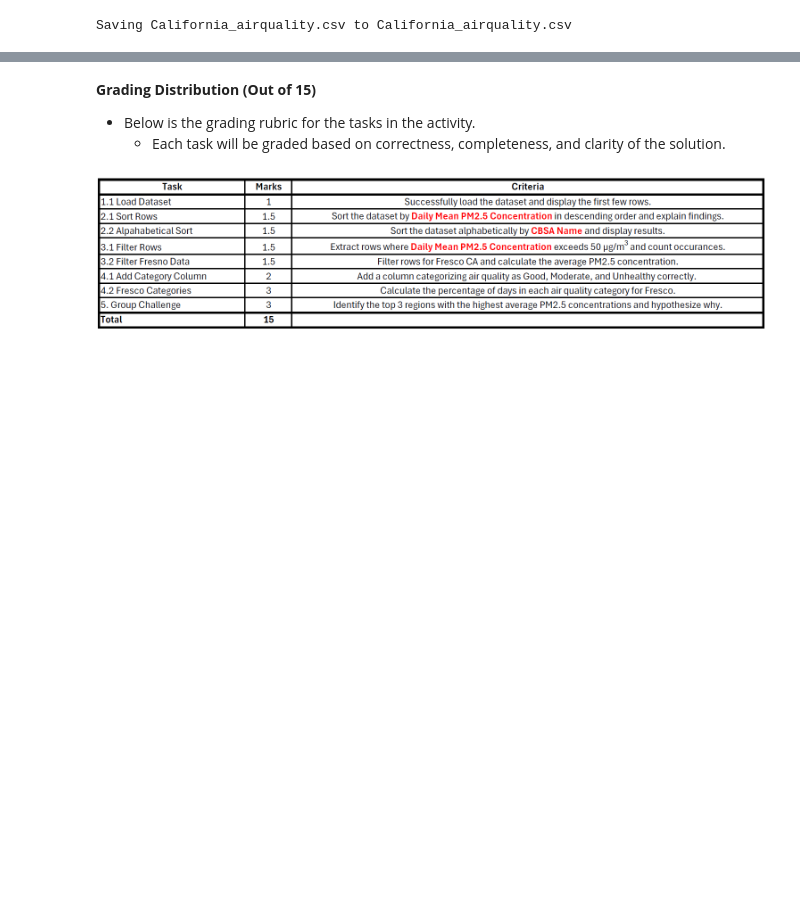
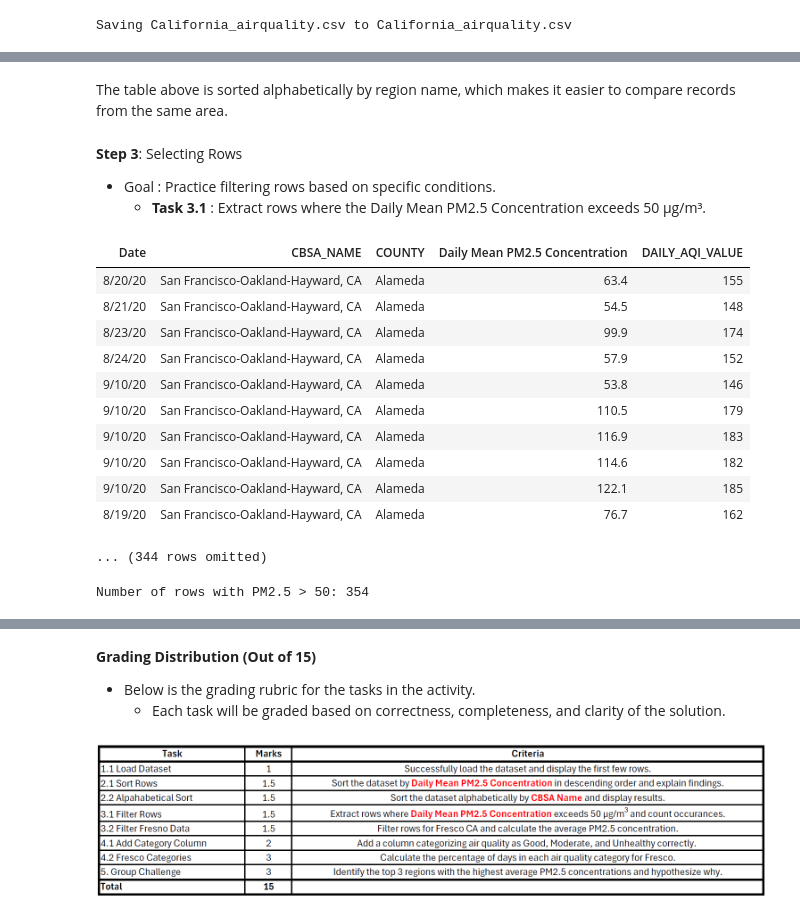
Before and after one commit to HamadAlobeidliMAI/FDS, a Jupyter notebook: Notebooks/ITBL1/Group_2_AirQuality_Analysis.ipynb, the cells around one changed output, grey strips where cells are left out. Drawn from its saved outputs; the diff is of its cells as text; code cells hidden in the pictures; blank space fills up the shorter version.

```diff
--- a/Notebooks/ITBL1/Group_2_AirQuality_Analysis.ipynb
+++ b/Notebooks/ITBL1/Group_2_AirQuality_Analysis.ipynb
@@ -270,0 +121,9 @@ This is consistent with the well-documented air quality challenges of the Centra
+# %%
+by_region = air.sort("CBSA_NAME")
+
+by_region.select(
+    "Date",
+    "CBSA_NAME",
+    "COUNTY",
+    "Daily Mean PM2.5 Concentration"
+).show(10)
@@ -270,0 +143,32 @@ This is consistent with the well-documented air quality challenges of the Centra
+# %% [markdown]
+The table above is sorted alphabetically by region name, which makes it easier to compare records from the same area.
+# %% [markdown]
+**Step 3**: Selecting Rows
+  - Goal : Practice filtering rows based on specific conditions.
+      - **Task 3.1** : Extract rows where the Daily Mean PM2.5 Concentration exceeds 50 µg/m³.
+# %%
+high_pm = air.where("Daily Mean PM2.5 Concentration", are.above(50))
+
+high_pm.select(
+    "Date",
+    "CBSA_NAME",
+    "COUNTY",
+    "Daily Mean PM2.5 Concentration",
+    "DAILY_AQI_VALUE"
+).show(10)
+
+print("Number of rows with PM2.5 > 50:", high_pm.num_rows)
+# %% [output]
+| Date | CBSA_NAME | COUNTY | Daily Mean PM2.5 Concentration | DAILY_AQI_VALUE |
+| 8/20/20 | San Francisco-Oakland-Hayward, CA | Alameda | 63.4 | 155 |
+| 8/21/20 | San Francisco-Oakland-Hayward, CA | Alameda | 54.5 | 148 |
+| 8/23/20 | San Francisco-Oakland-Hayward, CA | Alameda | 99.9 | 174 |
+| 8/24/20 | San Francisco-Oakland-Hayward, CA | Alameda | 57.9 | 152 |
+| 9/10/20 | San Francisco-Oakland-Hayward, CA | Alameda | 53.8 | 146 |
+| 9/10/20 | San Francisco-Oakland-Hayward, CA | Alameda | 110.5 | 179 |
+| 9/10/20 | San Francisco-Oakland-Hayward, CA | Alameda | 116.9 | 183 |
+| 9/10/20 | San Francisco-Oakland-Hayward, CA | Alameda | 114.6 | 182 |
+| 9/10/20 | San Francisco-Oakland-Hayward, CA | Alameda | 122.1 | 185 |
+| 8/19/20 | San Francisco-Oakland-Hayward, CA | Alameda | 76.7 | 162 |
+... (344 rows omitted)
+Number of rows with PM2.5 > 50: 354
```
Also changed, not shown: parts of 48 cells of this notebook.
